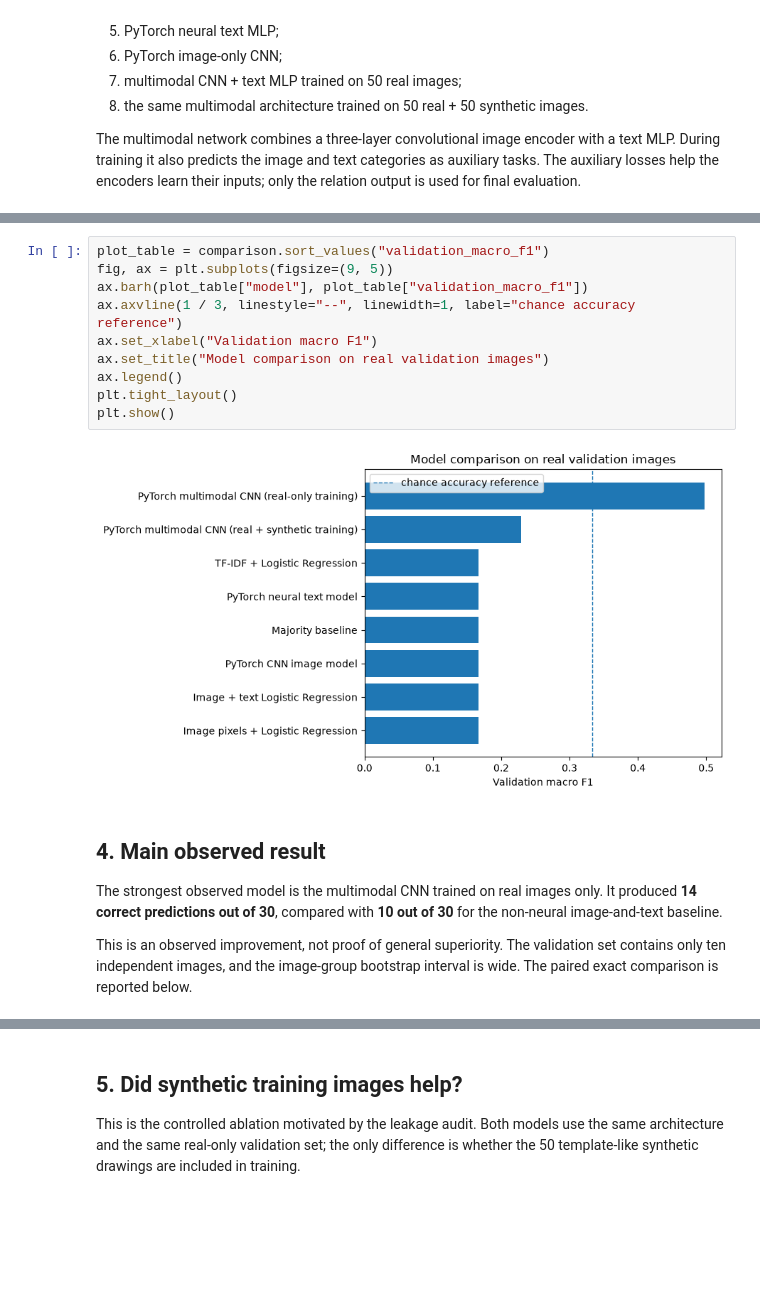
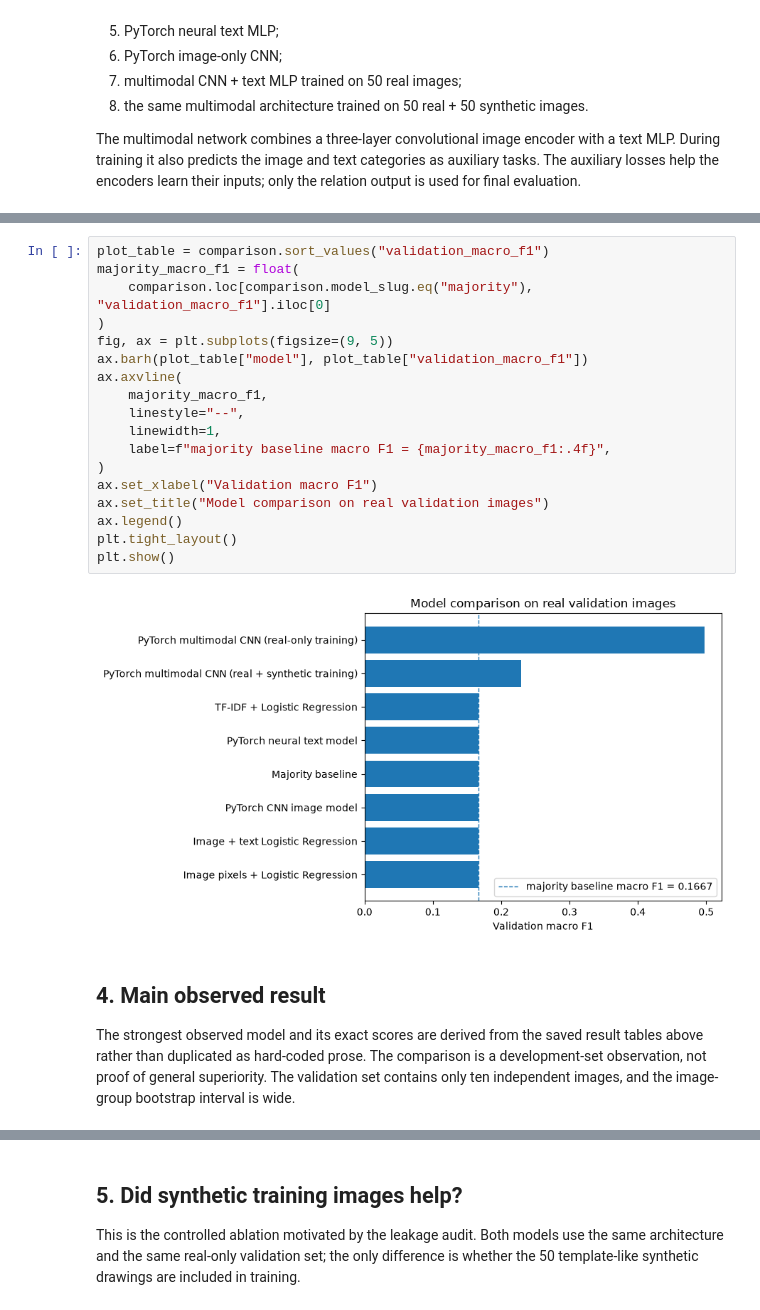
Before and after one commit to SATananov/automotive-part-image-text-matching, a Jupyter notebook: project.ipynb, the cells around one changed output, grey strips where cells are left out. Drawn from its saved outputs; the diff is of its cells as text; blank space fills up the shorter version.

```diff
--- a/project.ipynb
+++ b/project.ipynb
@@ -189,21 +189,27 @@ comparison[display_columns].round(4)
 | 7 | TF-IDF + Logistic Regression | all train rows | 0.3333 | 0.1667 | 0.3333 | 0.3333 | ... |
 # %%
 plot_table = comparison.sort_values("validation_macro_f1")
+majority_macro_f1 = float(
+    comparison.loc[comparison.model_slug.eq("majority"), "validation_macro_f1"].iloc[0]
+)
 fig, ax = plt.subplots(figsize=(9, 5))
 ax.barh(plot_table["model"], plot_table["validation_macro_f1"])
-ax.axvline(1 / 3, linestyle="--", linewidth=1, label="chance accuracy reference")
+ax.axvline(
+    majority_macro_f1,
+    linestyle="--",
+    linewidth=1,
+    label=f"majority baseline macro F1 = {majority_macro_f1:.4f}",
+)
 ax.set_xlabel("Validation macro F1")
 ax.set_title("Model comparison on real validation images")
 ax.legend()
 plt.tight_layout()
 plt.show()
 # %% [output]
-[figure, old version]
+[figure, new version]
 # %% [markdown]
 ## 4. Main observed result
 
-The strongest observed model is the multimodal CNN trained on real images only. It produced **14 correct predictions out of 30**, compared with **10 out of 30** for the non-neural image-and-text baseline.
-
-This is an observed improvement, not proof of general superiority. The validation set contains only ten independent images, and the image-group bootstrap interval is wide. The paired exact comparison is reported below.
+The strongest observed model and its exact scores are derived from the saved result tables above rather than duplicated as hard-coded prose. The comparison is a development-set observation, not proof of general superiority. The validation set contains only ten independent images, and the image-group bootstrap interval is wide.
 # %%
 paired = pd.read_csv(RESULTS / "paired_comparisons.csv")
```
Also changed, not shown: parts of 4 cells of this notebook, 12 other files.
